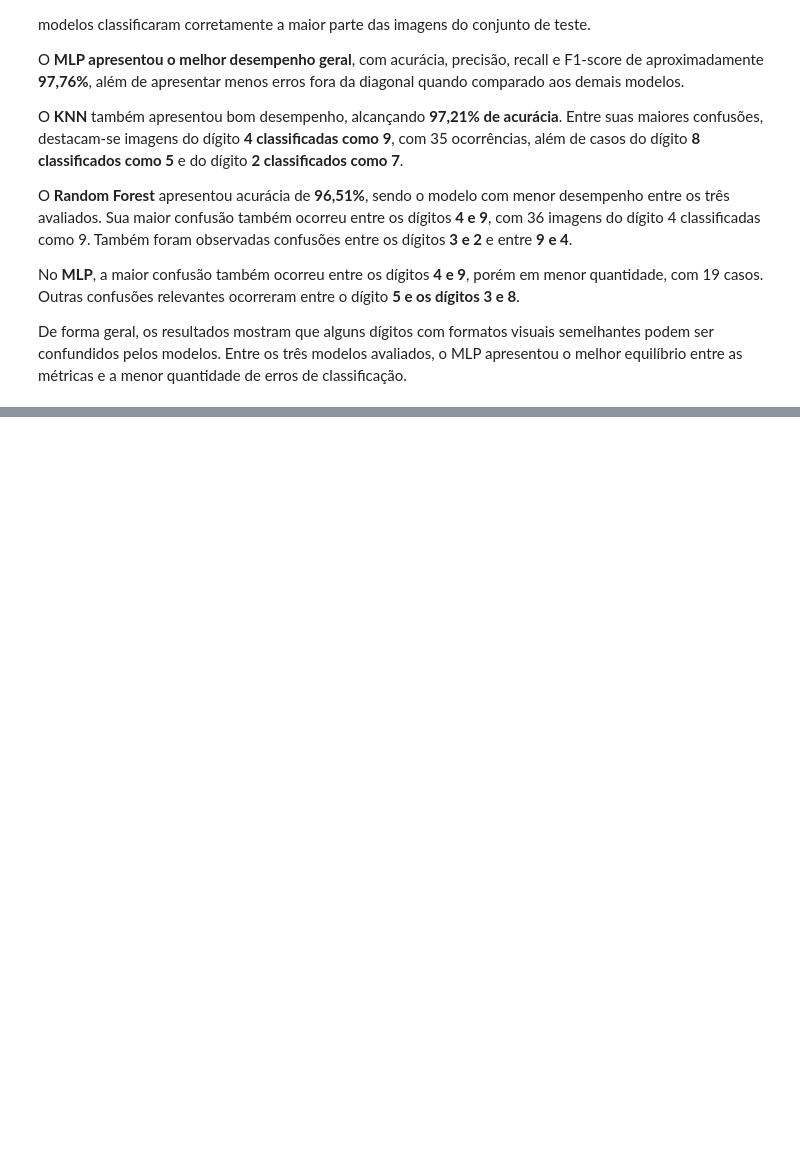
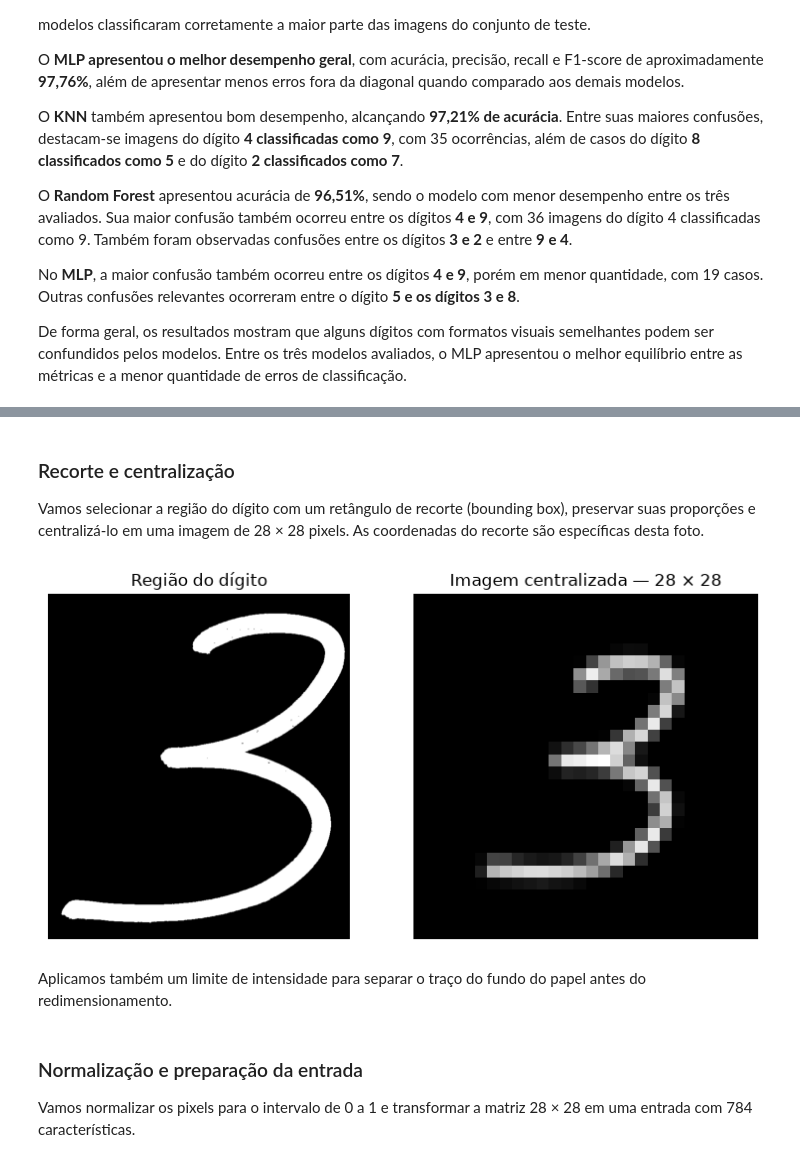
Before and after one commit to ThiOliver/projeto-mnist, a Jupyter notebook: notebooks/01_eda_mnist.ipynb, the cells around one changed output, grey strips where cells are left out. Drawn from its saved outputs; the diff is of its cells as text; code cells hidden in the pictures; blank space fills up the shorter version.

```diff
--- a/notebooks/01_eda_mnist.ipynb
+++ b/notebooks/01_eda_mnist.ipynb
@@ -1075,0 +1368,64 @@ Dessa forma, considerando desempenho global, equilíbrio entre as métricas e me
+# %% [markdown]
+### Recorte e centralização
+
+Vamos selecionar a região do dígito com um retângulo de recorte (bounding box), preservar suas proporções e centralizá-lo em uma imagem de 28 × 28 pixels. As coordenadas do recorte são específicas desta foto.
+# %%
+# Define o retângulo que contém o número nesta foto de 1600 x 1600.
+# Ordem: esquerda, topo, direita e base.
+caixa_digito = (280, 500, 980, 1300)
+
+# Recorta a região do número na imagem com as cores invertidas.
+imagem_digito = imagem_invertida.crop(caixa_digito)
+
+# Converte o recorte em uma matriz de pixels.
+pixels_digito = np.array(imagem_digito)
+
+# Separa o traço claro do fundo mais escuro.
+# O limite 150 é um valor inicial para conferir nesta foto invertida.
+pixels_digito = np.where(pixels_digito > 150, 255, 0).astype(np.uint8)
+
+# Converte a matriz novamente em uma imagem.
+imagem_digito = Image.fromarray(pixels_digito)
+
+# Reduz o recorte mantendo suas proporções.
+# O limite de 20 x 20 deixa espaço para margens na imagem final.
+imagem_reduzida = imagem_digito.copy()
+imagem_reduzida.thumbnail((20, 20))
+
+# Cria uma imagem preta de 28 x 28 pixels.
+imagem_28x28 = Image.new('L', (28, 28), color=0)
+
+# Calcula a posição para centralizar o recorte.
+posicao_x = (28 - imagem_reduzida.width) // 2
+posicao_y = (28 - imagem_reduzida.height) // 2
+
+# Coloca o recorte no centro da imagem final.
+imagem_28x28.paste(imagem_reduzida, (posicao_x, posicao_y))
+
+# Exibe o recorte e a imagem final para conferência.
+fig, axes = plt.subplots(1, 2, figsize=(8, 4))
+
+axes[0].imshow(imagem_digito, cmap='gray', vmin=0, vmax=255)
+axes[0].set_title('Região do dígito')
+axes[0].axis('off')
+
+axes[1].imshow(
+    imagem_28x28,
+    cmap='gray',
+    vmin=0,
+    vmax=255,
+    interpolation='nearest'
+)
+axes[1].set_title('Imagem centralizada — 28 × 28')
+axes[1].axis('off')
+
+plt.tight_layout()
+plt.show()
+# %% [output]
+[figure, added]
+# %% [markdown]
+Aplicamos também um limite de intensidade para separar o traço do fundo do papel antes do redimensionamento.
+# %% [markdown]
+### Normalização e preparação da entrada
+
+Vamos normalizar os pixels para o intervalo de 0 a 1 e transformar a matriz 28 × 28 em uma entrada com 784 características.
```
Also changed, not shown: parts of 34 cells of this notebook, 5 other files.
